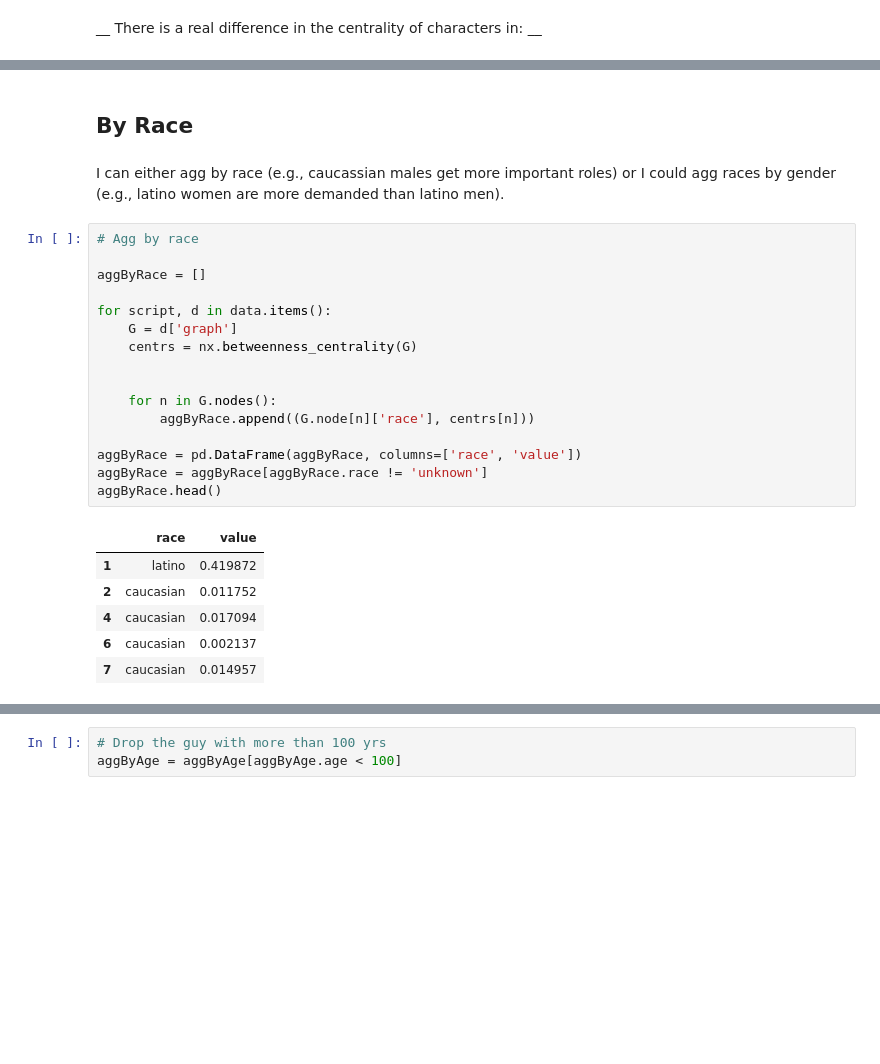
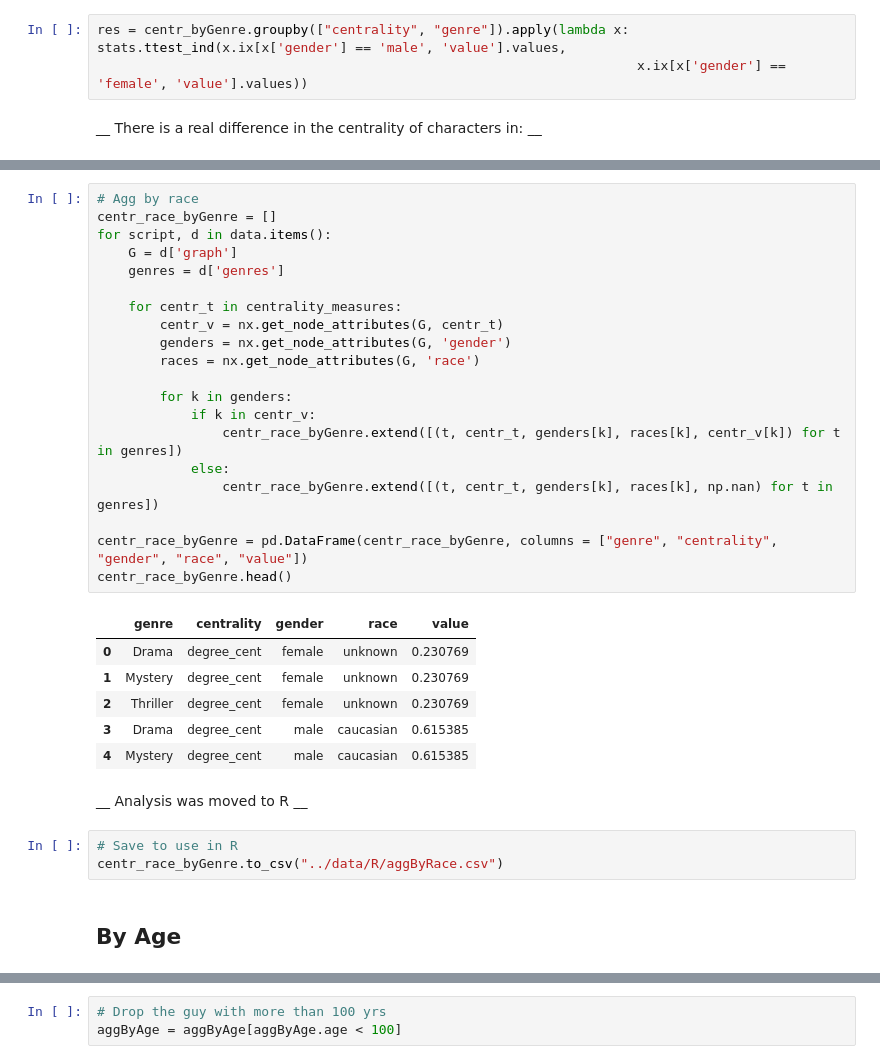
Before and after one commit to usc-sail/mica-text-characternetworks, a Jupyter notebook: analysis/Graph Analysis.ipynb, the cells around one changed output, grey strips where cells are left out. Cells and saved outputs as stored; diff of their text form; blank space fills up the shorter version.

```diff
--- a/analysis/Graph Analysis.ipynb
+++ b/analysis/Graph Analysis.ipynb
@@ -258,3 +283,6 @@ res;
+# %%
+res = centr_byGenre.groupby(["centrality", "genre"]).apply(lambda x: stats.ttest_ind(x.ix[x['gender'] == 'male', 'value'].values,
+                                                                     x.ix[x['gender'] == 'female', 'value'].values))
 # %% [markdown]
 __ There is a real difference in the centrality of characters in: __
 # %%
@@ -303,27 +334,34 @@ Film-Noir 0.0754856560485 0.130046121844
+# %%
+# Agg by race
+centr_race_byGenre = []
+for script, d in data.items():
+    G = d['graph']
+    genres = d['genres']
+
+    for centr_t in centrality_measures:
+        centr_v = nx.get_node_attributes(G, centr_t)
+        genders = nx.get_node_attributes(G, 'gender')
+        races = nx.get_node_attributes(G, 'race')
+
+        for k in genders:
+            if k in centr_v:
+                centr_race_byGenre.extend([(t, centr_t, genders[k], races[k], centr_v[k]) for t in genres])
+            else:
+                centr_race_byGenre.extend([(t, centr_t, genders[k], races[k], np.nan) for t in genres])
+
+centr_race_byGenre = pd.DataFrame(centr_race_byGenre, columns = ["genre", "centrality", "gender", "race", "value"])
+centr_race_byGenre.head()
+# %% [output]
+|  | genre | centrality | gender | race | value |
+| 0 | Drama | degree_cent | female | unknown | 0.230769 |
+| 1 | Mystery | degree_cent | female | unknown | 0.230769 |
+| 2 | Thriller | degree_cent | female | unknown | 0.230769 |
+| 3 | Drama | degree_cent | male | caucasian | 0.615385 |
+| 4 | Mystery | degree_cent | male | caucasian | 0.615385 |
+# %% [markdown]
+__ Analysis was moved to R __
+# %%
+# Save to use in R
+centr_race_byGenre.to_csv("../data/R/aggByRace.csv")
 # %% [markdown]
-## By Race
+## By Age
-# %% [markdown]
-I can either agg by race (e.g., caucassian males get more important roles) or I could agg races by gender (e.g., latino women are more demanded than latino men).
-# %%
-# Agg by race
-
-aggByRace = []
-
-for script, d in data.items():
-    G = d['graph']
-    centrs = nx.betweenness_centrality(G)
-
-
-    for n in G.nodes():
-        aggByRace.append((G.node[n]['race'], centrs[n]))
-
-aggByRace = pd.DataFrame(aggByRace, columns=['race', 'value'])
-aggByRace = aggByRace[aggByRace.race != 'unknown']
-aggByRace.head()
-# %% [output]
-|  | race | value |
-| 1 | latino | 0.419872 |
-| 2 | caucasian | 0.011752 |
-| 4 | caucasian | 0.017094 |
-| 6 | caucasian | 0.002137 |
-| 7 | caucasian | 0.014957 |
```
Also changed, not shown: parts of 58 cells of this notebook, 4 other files.
